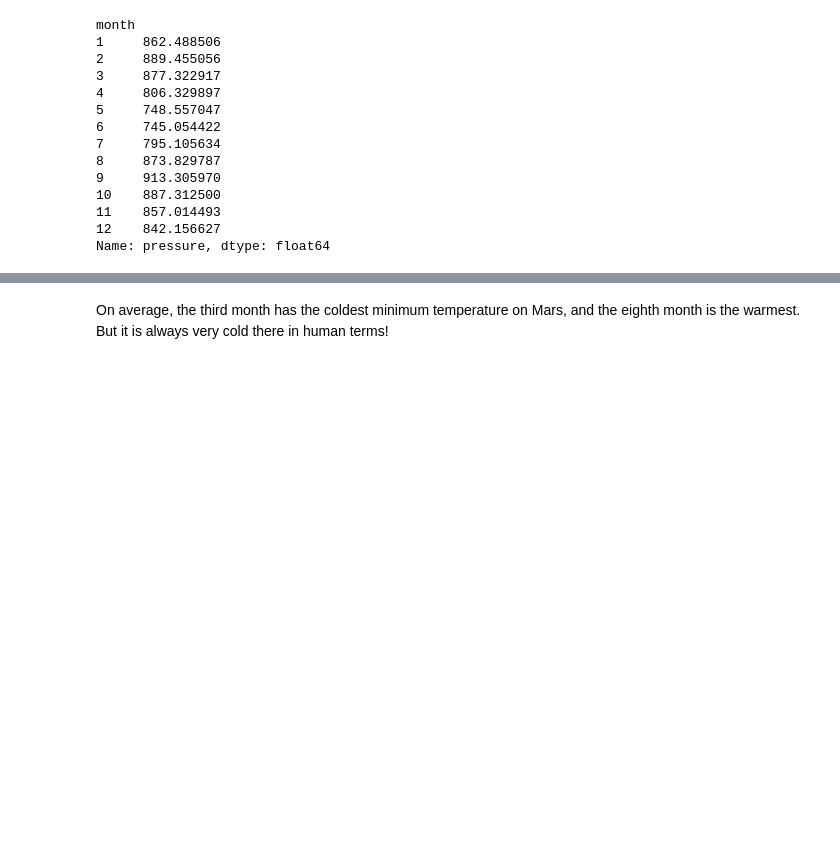
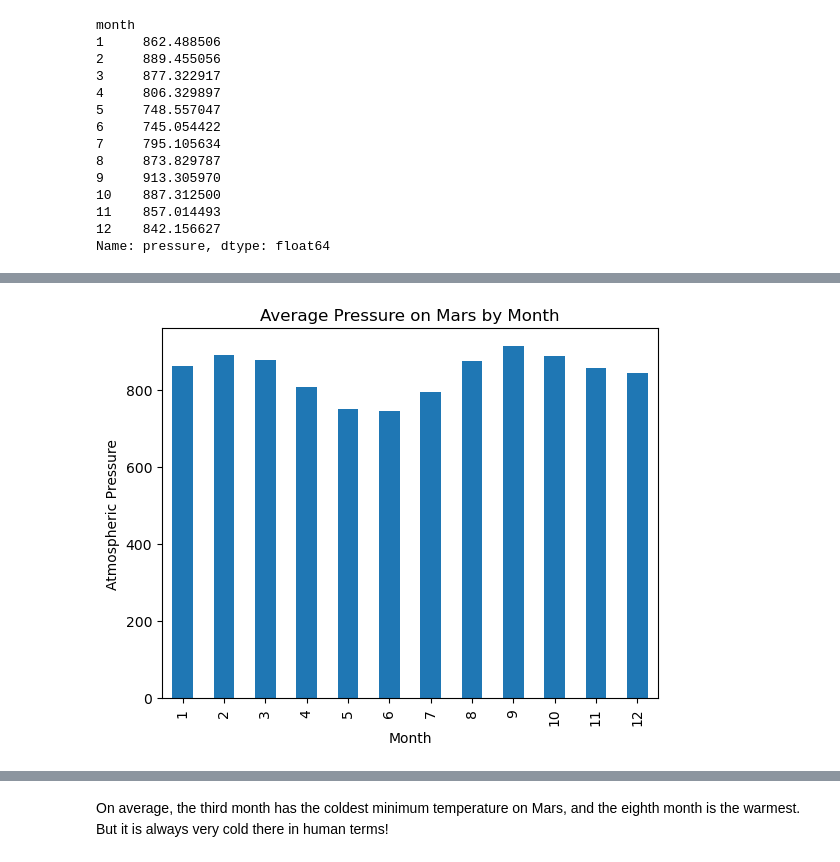
Before and after one commit to reederickson/Data-Collection, a Jupyter notebook: Starter_Code/part_2_mars_weather.ipynb, the cells around one changed output, grey strips where cells are left out. Saved outputs shown, nothing was run; the diff lists cells and outputs as text; code cells hidden in the pictures; blank space fills up the shorter version.

```diff
--- a/Starter_Code/part_2_mars_weather.ipynb
+++ b/Starter_Code/part_2_mars_weather.ipynb
@@ -52,4 +58,6 @@ Assemble the scraped data into a Pandas DataFrame. The columns should have the s
 # %%
 # Create a Pandas DataFrame by using the list of rows and a list of the column names
+table=pd.read_html(url)
+Mars_DF=table[0]
 # %%
 # Confirm DataFrame was created successfully
@@ -80,4 +74,6 @@ dtype: object
 # %%
 # Change data types for data analysis
+Mars_DF["terrestrial_date"]=pd.to_datetime(Mars_DF["terrestrial_date"])
+Mars_DF["id"]=Mars_DF["id"].astype(object)
 # %%
 # Confirm type changes were successful by examining data types again
@@ -154,5 +153,7 @@ Name: min_temp, dtype: float64
 # %%
 # 4. Average pressure by Martian month
+average_pressure=Mars_DF.groupby(["month"]).mean()["pressure"]
+average_pressure
 # %% [output]
 month
 1     862.488506
@@ -178,0 +172,9 @@ Name: pressure, dtype: float64
+# %%
+# Plot the average pressure by month
+average_pressure.plot.bar()
+plt.title("Average Pressure on Mars by Month")
+plt.xlabel("Month")
+plt.ylabel("Atmospheric Pressure")
+plt.show()
+# %% [output]
+[figure, added]
```
Also changed, not shown: parts of 16 cells of this notebook, 1 other file.
